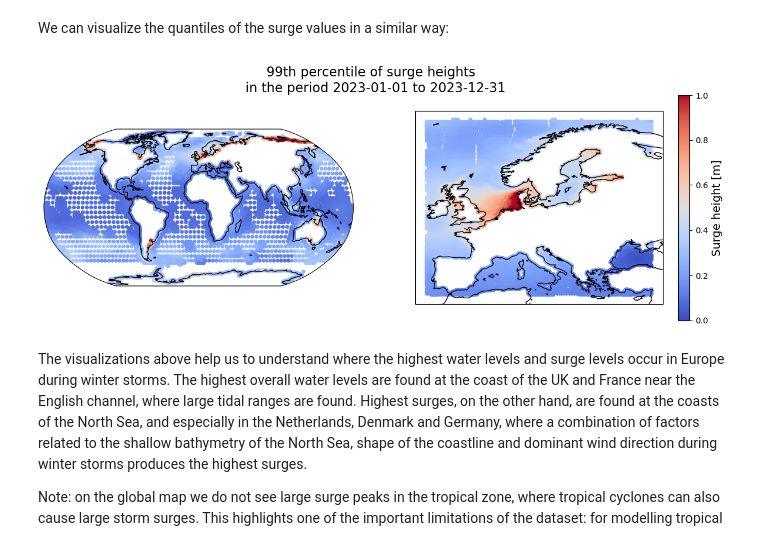
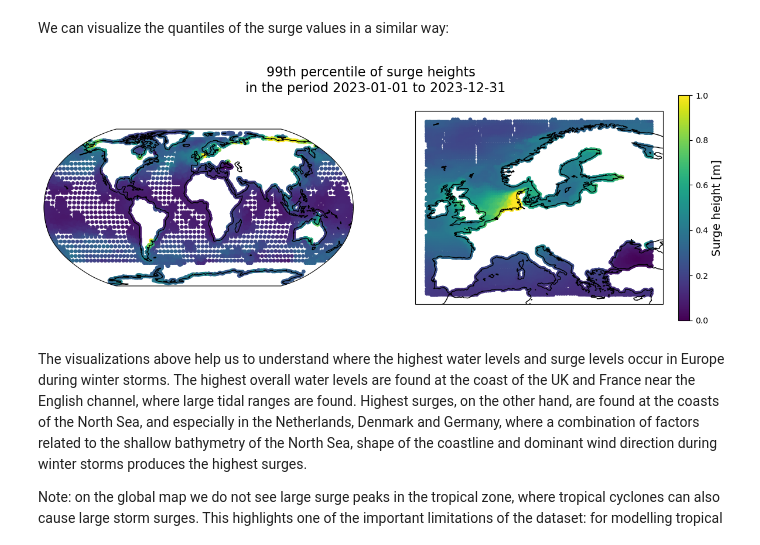
Before and after one commit to ecmwf-training/c3s-training-submodule-climate-indices, a Jupyter notebook: gtsmip-water-levels.ipynb, the cells around one changed output. Saved outputs shown, nothing was run; the diff lists cells and outputs as text; code cells hidden in the pictures.

```diff
--- a/gtsmip-water-levels.ipynb
+++ b/gtsmip-water-levels.ipynb
@@ -609,34 +605,34 @@ We can visualize the quantiles of the surge values in a similar way:
 # %%
 lims = [0, 1]
 
 # Initiate the plot with two subplots
 fig = plt.figure(figsize=(15, 5))
 ax0 = plt.subplot2grid((1, 2), (0, 0), projection=ccrs.Robinson())
 ax1 = plt.subplot2grid((1, 2), (0, 1), projection=ccrs.PlateCarree())
 
 # Plot the 2D maps with scatter - global map
 im = ax0.scatter(x=ds_sur_q.station_x_coordinate, y=ds_sur_q.station_y_coordinate, s=15,
-                 c=ds_sur_q['surge'], transform=ccrs.PlateCarree(), cmap='coolwarm',
+                 c=ds_sur_q['surge'], transform=ccrs.PlateCarree(), cmap='viridis',
                  vmin=lims[0], vmax=lims[1])
 ax0.coastlines(color='black')
 
 # Plot the 2D maps with scatter - Europe map
 im = ax1.scatter(x=ds_sur_eu_q.station_x_coordinate, y=ds_sur_eu_q.station_y_coordinate, s=15,
-                 c=ds_sur_eu_q['surge'], transform=ccrs.PlateCarree(), cmap='coolwarm',
+                 c=ds_sur_eu_q['surge'], transform=ccrs.PlateCarree(), cmap='viridis',
                  vmin=lims[0], vmax=lims[1])
 cbar = plt.colorbar(im)
 cbar.set_label('Surge height [m]', fontsize=14)
 ax1.coastlines(color='black')
 
 # Add title
 fig.suptitle(f"{int(quan*100)}th percentile of surge heights \n in the period" +
              f" {ds_wl.time.dt.strftime("%Y-%m-%d").values[0]} to " +
              f"{ds_wl.time.dt.strftime("%Y-%m-%d").values[-1]}", fontsize=16)
 
 # Save the figure
 fig.savefig(f'{OUTDIR}/map_surge_perc{int(quan*100)}_{year}.png', dpi=300)
 # %% [output]
-[figure, old version]
+[figure, new version]
 # %% [markdown]
 The visualizations above help us to understand where the highest water levels and surge levels occur in Europe during winter storms. The highest overall water levels are found at the coast of the UK and France near the English channel, where large tidal ranges are found. Highest surges, on the other hand, are found at the coasts of the North Sea, and especially in the Netherlands, Denmark and Germany, where a combination of factors related to the shallow bathymetry of the North Sea, shape of the coastline and dominant wind direction during winter storms produces the highest surges.
 
```
Also changed, not shown: parts of 21 cells of this notebook.
